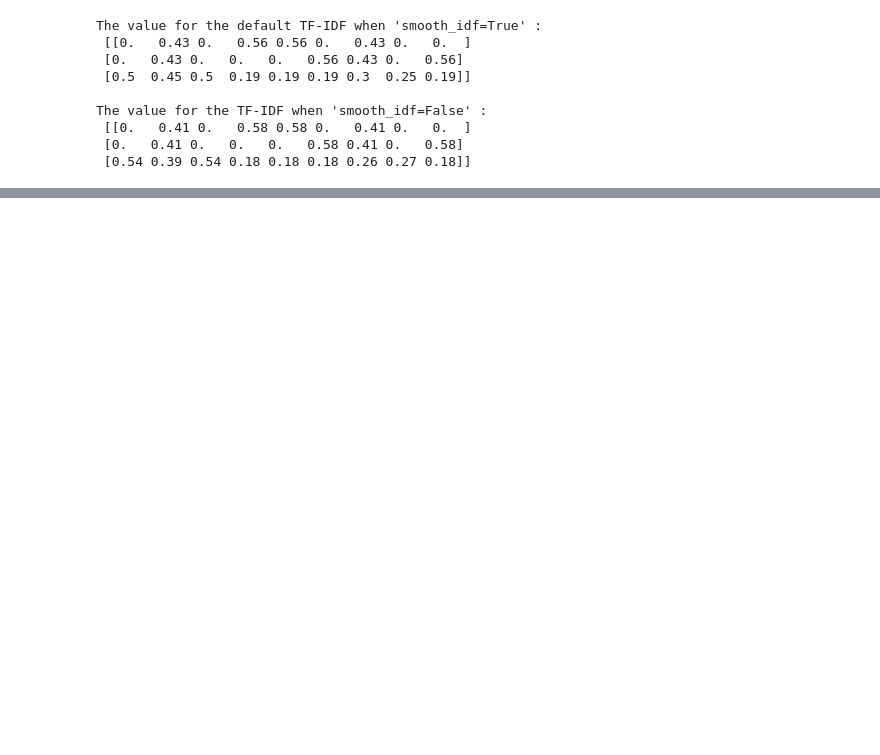
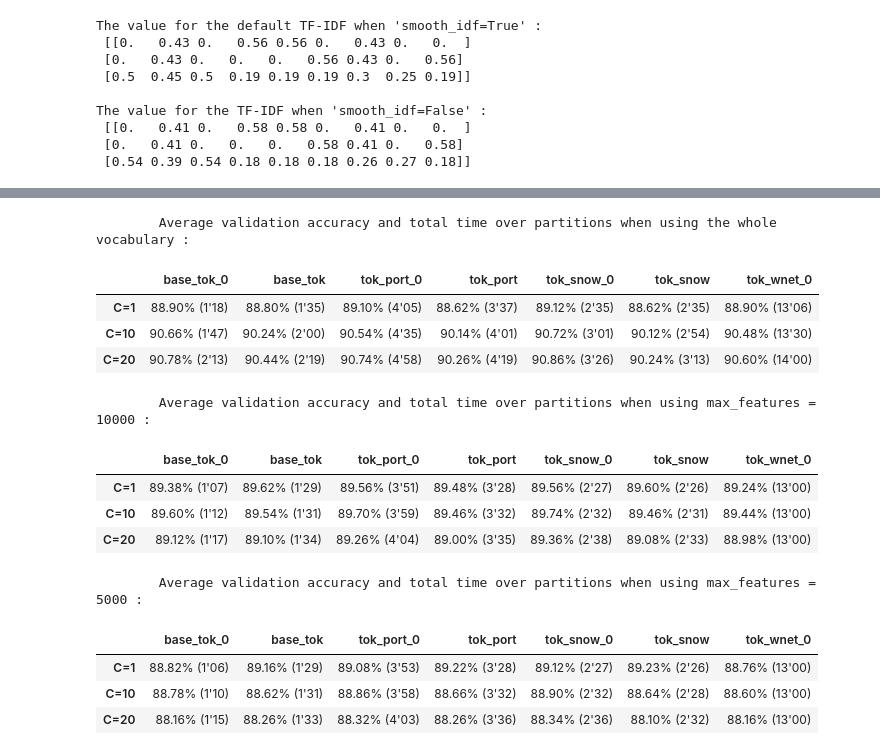
Before and after one commit to AlanTuring2000/ML-basics, a Jupyter notebook: 08. Sentiment analysis/8. Sentiment analysis.ipynb, the cells around one changed output, grey strips where cells are left out. Drawn from its saved outputs; the diff is of its cells as text; code cells hidden in the pictures; blank space fills up the shorter version.

```diff
--- a/08. Sentiment analysis/8. Sentiment analysis.ipynb
+++ b/08. Sentiment analysis/8. Sentiment analysis.ipynb
@@ -301,0 +436,47 @@ def tokenizer(text):
+# %%
+print(BB + "\n\tAverage validation accuracy and total time over partitions when using the whole vocabulary :\n")
+
+df = pd.DataFrame([["88.90% (1'18)", "88.80% (1'35)", "89.10% (4'05)", "88.62% (3'37)", "89.12% (2'35)", "88.62% (2'35)", "88.90% (13'06)"],
+                   ["90.66% (1'47)", "90.24% (2'00)", "90.54% (4'35)", "90.14% (4'01)", "90.72% (3'01)", "90.12% (2'54)", "90.48% (13'30)"],
+                   ["90.78% (2'13)", "90.44% (2'19)", "90.74% (4'58)", "90.26% (4'19)", "90.86% (3'26)", "90.24% (3'13)", "90.60% (14'00)"]])
+df.columns = ["base_tok_0", "base_tok", "tok_port_0", "tok_port", "tok_snow_0", "tok_snow", "tok_wnet_0"]
+df.index = ["C=1", "C=10", "C=20"]
+
+# Apply our 'beautify' function (from cell 1) to render the dataframe
+display(beautify(df))
+
+
+print(BB + "\n\tAverage validation accuracy and total time over partitions when using " + CB + "max_features = 10000" + BB + " :\n")
+
+df = pd.DataFrame([["89.38% (1'07)", "89.62% (1'29)", "89.56% (3'51)", "89.48% (3'28)", "89.56% (2'27)", "89.60% (2'26)", "89.24% (13'00)"],
+                   ["89.60% (1'12)", "89.54% (1'31)", "89.70% (3'59)", "89.46% (3'32)", "89.74% (2'32)", "89.46% (2'31)", "89.44% (13'00)"],
+                   ["89.12% (1'17)", "89.10% (1'34)", "89.26% (4'04)", "89.00% (3'35)", "89.36% (2'38)", "89.08% (2'33)", "88.98% (13'00)"]])
+df.columns = ["base_tok_0", "base_tok", "tok_port_0", "tok_port", "tok_snow_0", "tok_snow", "tok_wnet_0"]
+df.index = ["C=1", "C=10", "C=20"]
+display(beautify(df))
+
+
+print(BB + "\n\tAverage validation accuracy and total time over partitions when using " + CB + "max_features = 5000" + BB + " :\n")
+
+df = pd.DataFrame([["88.82% (1'06)", "89.16% (1'29)", "89.08% (3'53)", "89.22% (3'28)", "89.12% (2'27)", "89.23% (2'26)", "88.76% (13'00)"],
+                   ["88.78% (1'10)", "88.62% (1'31)", "88.86% (3'58)", "88.66% (3'32)", "88.90% (2'32)", "88.64% (2'28)", "88.60% (13'00)"],
+                   ["88.16% (1'15)", "88.26% (1'33)", "88.32% (4'03)", "88.26% (3'36)", "88.34% (2'36)", "88.10% (2'32)", "88.16% (13'00)"]])
+df.columns = ["base_tok_0", "base_tok", "tok_port_0", "tok_port", "tok_snow_0", "tok_snow", "tok_wnet_0"]
+df.index = ["C=1", "C=10", "C=20"]
+beautify(df)
+# %% [output]
+        Average validation accuracy and total time over partitions when using the whole vocabulary :
+|  | base_tok_0 | base_tok | tok_port_0 | tok_port | tok_snow_0 | tok_snow | tok_wnet_0 |
+| C=1 | 88.90% (1'18) | 88.80% (1'35) | 89.10% (4'05) | 88.62% (3'37) | 89.12% (2'35) | 88.62% (2'35) | 88.90% (13'06) |
+| C=10 | 90.66% (1'47) | 90.24% (2'00) | 90.54% (4'35) | 90.14% (4'01) | 90.72% (3'01) | 90.12% (2'54) | 90.48% (13'30) |
+| C=20 | 90.78% (2'13) | 90.44% (2'19) | 90.74% (4'58) | 90.26% (4'19) | 90.86% (3'26) | 90.24% (3'13) | 90.60% (14'00) |
+        Average validation accuracy and total time over partitions when using max_features = 10000 :
+|  | base_tok_0 | base_tok | tok_port_0 | tok_port | tok_snow_0 | tok_snow | tok_wnet_0 |
+| C=1 | 89.38% (1'07) | 89.62% (1'29) | 89.56% (3'51) | 89.48% (3'28) | 89.56% (2'27) | 89.60% (2'26) | 89.24% (13'00) |
+| C=10 | 89.60% (1'12) | 89.54% (1'31) | 89.70% (3'59) | 89.46% (3'32) | 89.74% (2'32) | 89.46% (2'31) | 89.44% (13'00) |
+| C=20 | 89.12% (1'17) | 89.10% (1'34) | 89.26% (4'04) | 89.00% (3'35) | 89.36% (2'38) | 89.08% (2'33) | 88.98% (13'00) |
+        Average validation accuracy and total time over partitions when using max_features = 5000 :
+|  | base_tok_0 | base_tok | tok_port_0 | tok_port | tok_snow_0 | tok_snow | tok_wnet_0 |
+| C=1 | 88.82% (1'06) | 89.16% (1'29) | 89.08% (3'53) | 89.22% (3'28) | 89.12% (2'27) | 89.23% (2'26) | 88.76% (13'00) |
+| C=10 | 88.78% (1'10) | 88.62% (1'31) | 88.86% (3'58) | 88.66% (3'32) | 88.90% (2'32) | 88.64% (2'28) | 88.60% (13'00) |
+| C=20 | 88.16% (1'15) | 88.26% (1'33) | 88.32% (4'03) | 88.26% (3'36) | 88.34% (2'36) | 88.10% (2'32) | 88.16% (13'00) |
```
Also changed, not shown: parts of 49 cells of this notebook, 10 other files.
